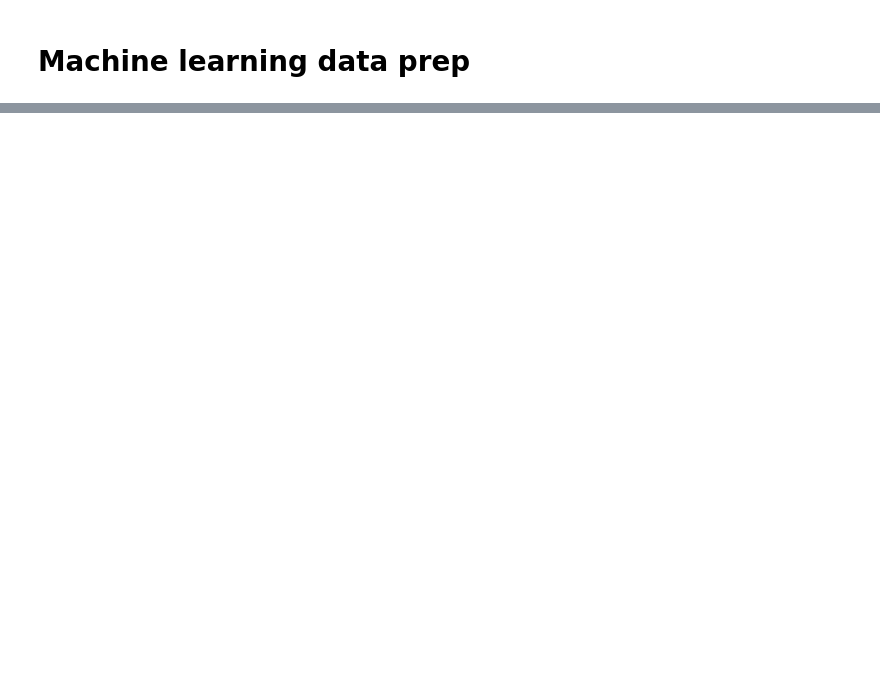
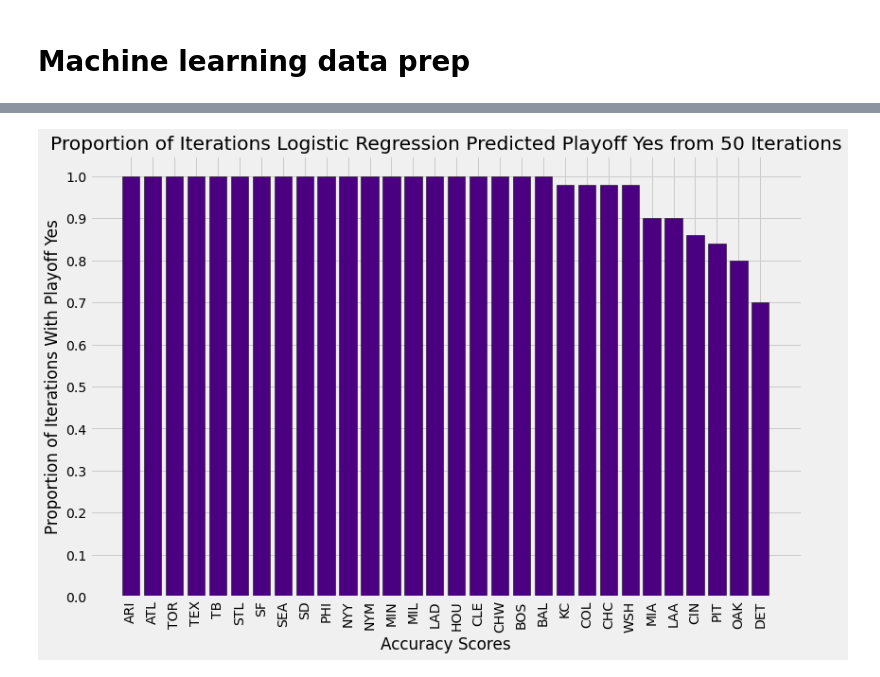
Before and after one commit to the-data-science-union/DSU-S2022-MLB, a Jupyter notebook: Code and Work/Hitting/Sabermetric Batting/Sabermetric Machine Learning Notebook.ipynb, the cells around one changed output, grey strips where cells are left out. Drawn from its saved outputs; the diff is of its cells as text; code cells hidden in the pictures; blank space fills up the shorter version.

```diff
--- a/Code and Work/Hitting/Sabermetric Batting/Sabermetric Machine Learning Notebook.ipynb
+++ b/Code and Work/Hitting/Sabermetric Batting/Sabermetric Machine Learning Notebook.ipynb
@@ -218,0 +231,5 @@ dtype: float64
+# %%
+logreg_predictions = pd.Series([count / logreg_iterations for count in logreg_counter.values()],
+                           index = logreg_counter.keys()
+                          ).sort_values(ascending = False)
+logreg_predictions
@@ -218,0 +448,11 @@ dtype: float64
+# %%
+MLB_abr_map = {'Arizona Diamondbacks':'ARI', 'Atlanta Braves':'ATL', 'Baltimore Orioles':'BAL',
+               'Boston Red Sox':'BOS', 'Chicago Cubs':'CHC', 'Chicago White Sox':'CHW',
+               'Cincinnati Reds':'CIN', 'Cleveland Guardians':'CLE', 'Colorado Rockies':'COL',
+               'Detroit Tigers':'DET', 'Miami Marlins':'MIA', 'Houston Astros':'HOU',
+               'Kansas City Royals':'KC', 'Los Angeles Angels':'LAA', 'Los Angeles Dodgers':'LAD',
+               'Milwaukee Brewers':'MIL', 'Minnesota Twins':'MIN', 'New York Mets':'NYM',
+               'New York Yankees':'NYY', 'Oakland Athletics':'OAK', 'Philadelphia Phillies':'PHI',
+               'Pittsburgh Pirates':'PIT', 'San Diego Padres':'SD', 'San Francisco Giants':'SF',
+               'Seattle Mariners':'SEA', 'St. Louis Cardinals':'STL', 'Tampa Bay Rays':'TB',
+               'Texas Rangers':'TEX', 'Toronto Blue Jays':'TOR', 'Washington Nationals':'WSH'}
@@ -218,0 +475,13 @@ dtype: float64
+# %%
+plt.style.use('fivethirtyeight')
+plt.figure(figsize = (12, 8))
+plt.bar(range(len(logreg_predictions)), logreg_predictions, **kwargs_bar)
+plt.title(f'Proportion of Iterations Logistic Regression Predicted Playoff Yes from {logreg_iterations} Iterations')
+plt.xlabel('Accuracy Scores')
+plt.ylabel('Proportion of Iterations With Playoff Yes')
+plt.xticks(range(len(logreg_predictions)), logreg_predictions.index.map(MLB_abr_map)
+           , rotation = 90) # setting the x-labels as teams
+plt.yticks(np.arange(0, 1.1, step = 0.1)) # adding more y-labels
+plt.show()
+# %% [output]
+[figure, added]
```
Also changed, not shown: parts of 53 cells of this notebook.
